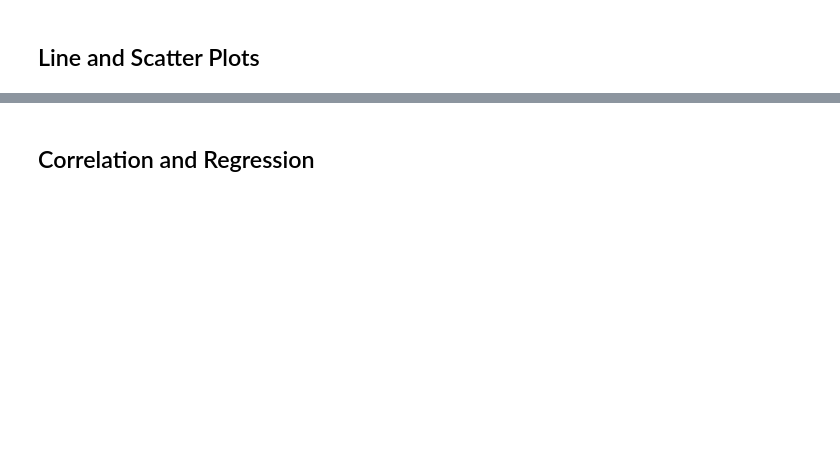
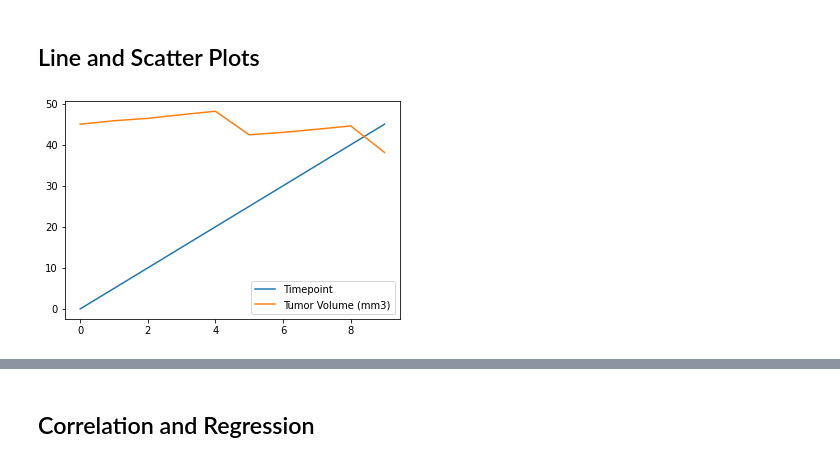
Before and after one commit to sadik-20/Matplotlib_Challenge, a Jupyter notebook: pymaceuticals_starter.ipynb, the cells around one changed output, grey strips where cells are left out. Cells and saved outputs as stored; diff of their text form; code cells hidden in the pictures; blank space fills up the shorter version.

```diff
--- a/pymaceuticals_starter.ipynb
+++ b/pymaceuticals_starter.ipynb
@@ -216,3 +302,18 @@ tumor_vol_data []
 ## Line and Scatter Plots
 # %%
 # Generate a line plot of tumor volume vs. time point for a mouse treated with Capomulin
+time_point_vs_tumor = combined_data_df[combined_data_df["Mouse ID"].isin(["j119"])]
+time_point_vs_tumor
+
+time_point_vs_tumor_data = time_point_vs_tumor[["Mouse ID", "Timepoint", "Tumor Volume (mm3)"]]
+time_point_vs_tumor_data
+
+line_plot_df = time_point_vs_tumor_data.reset_index()
+line_plot_df
+
+line_plot_final = line_plot_df[["Mouse ID", "Timepoint", "Tumor Volume (mm3)"]]
+line_plot_final
+
+lines = line_plot_final.plot.line()
+# %% [output]
+[figure, added]
```
Also changed, not shown: parts of 18 cells of this notebook.
